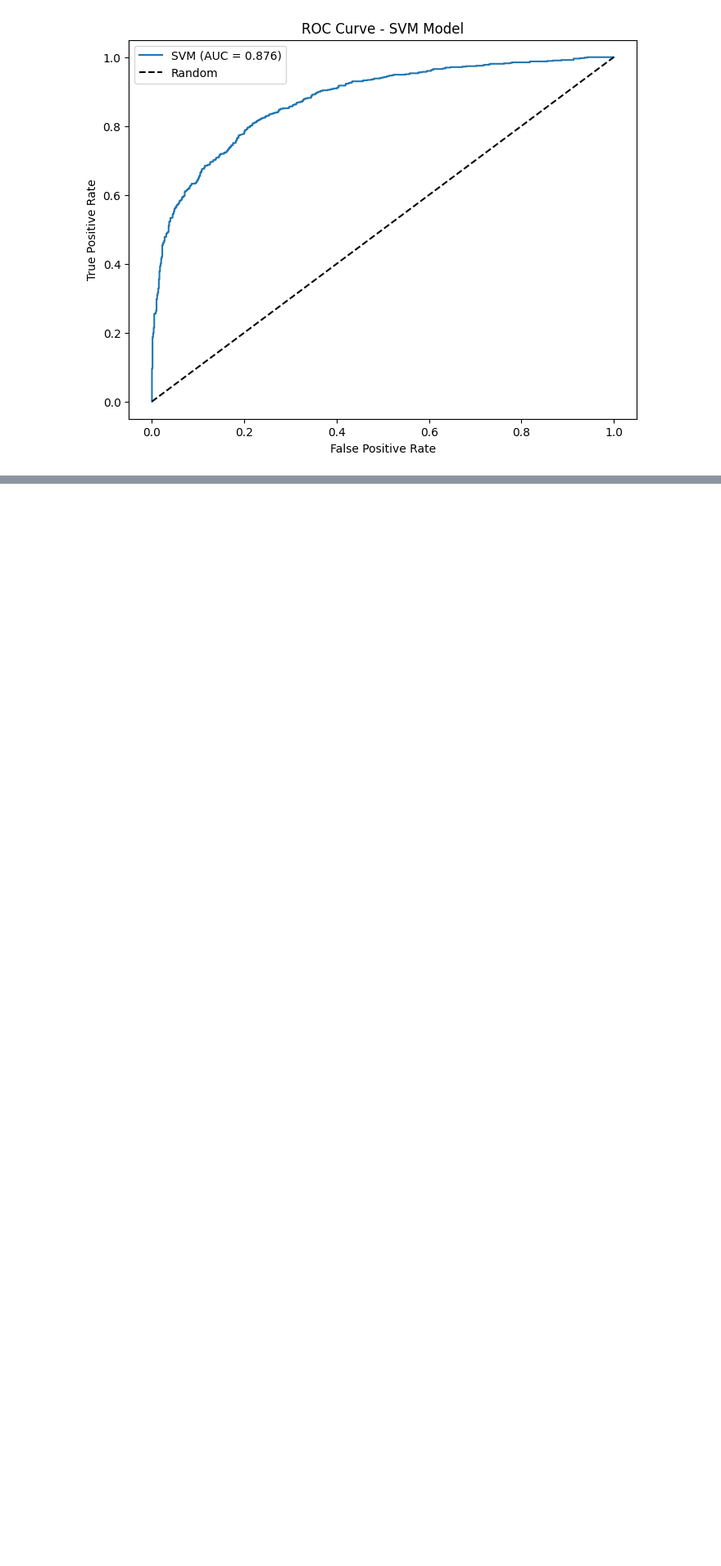
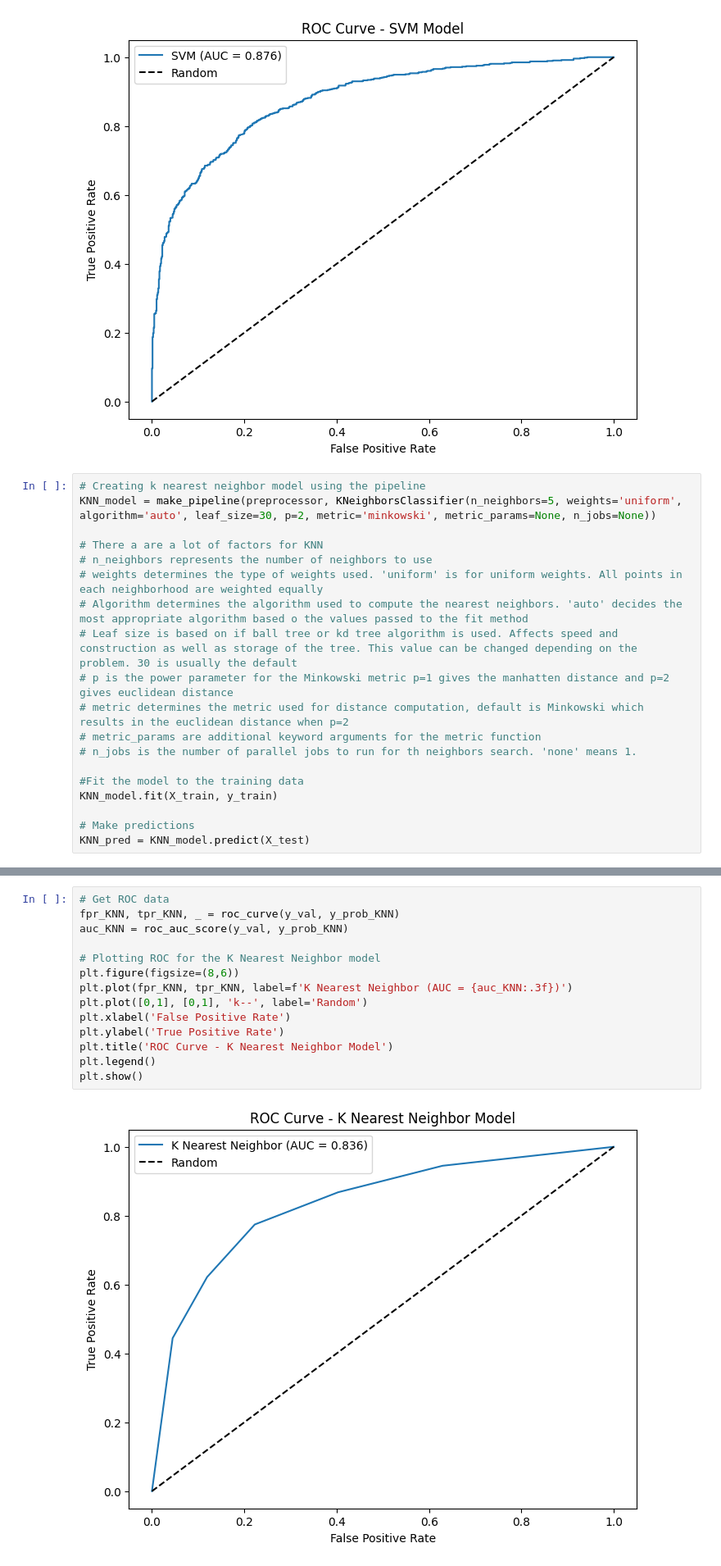
Before and after one commit to Edible-o7/Machine-Learning, a Jupyter notebook: Exoplanets.ipynb, the cells around one changed output, grey strips where cells are left out. Shown at 82% size. Saved outputs shown, nothing was run; the diff lists cells and outputs as text; blank space fills up the shorter version.

```diff
--- a/Exoplanets.ipynb
+++ b/Exoplanets.ipynb
@@ -329,3 +328,22 @@ plt.legend()
 plt.show()
 # %% [output]
 [figure]
+# %%
+# Creating k nearest neighbor model using the pipeline
+KNN_model = make_pipeline(preprocessor, KNeighborsClassifier(n_neighbors=5, weights='uniform', algorithm='auto', leaf_size=30, p=2, metric='minkowski', metric_params=None, n_jobs=None))
+
+# There a are a lot of factors for KNN
+# n_neighbors represents the number of neighbors to use
+# weights determines the type of weights used. 'uniform' is for uniform weights. All points in each neighborhood are weighted equally
+# Algorithm determines the algorithm used to compute the nearest neighbors. 'auto' decides the most appropriate algorithm based o the values passed to the fit method
+# Leaf size is based on if ball tree or kd tree algorithm is used. Affects speed and construction as well as storage of the tree. This value can be changed depending on the problem. 30 is usually the default
+# p is the power parameter for the Minkowski metric p=1 gives the manhatten distance and p=2 gives euclidean distance
+# metric determines the metric used for distance computation, default is Minkowski which results in the euclidean distance when p=2
+# metric_params are additional keyword arguments for the metric function
+# n_jobs is the number of parallel jobs to run for th neighbors search. 'none' means 1.
+
+#Fit the model to the training data
+KNN_model.fit(X_train, y_train)
+
+# Make predictions
+KNN_pred = KNN_model.predict(X_test)
@@ -332 +378,17 @@ plt.show()
+# %%
+# Get ROC data
+fpr_KNN, tpr_KNN, _ = roc_curve(y_val, y_prob_KNN)
+auc_KNN = roc_auc_score(y_val, y_prob_KNN)
+
+# Plotting ROC for the K Nearest Neighbor model
+plt.figure(figsize=(8,6))
+plt.plot(fpr_KNN, tpr_KNN, label=f'K Nearest Neighbor (AUC = {auc_KNN:.3f})')
+plt.plot([0,1], [0,1], 'k--', label='Random')
+plt.xlabel('False Positive Rate')
+plt.ylabel('True Positive Rate')
+plt.title('ROC Curve - K Nearest Neighbor Model')
+plt.legend()
+plt.show()
+# %% [output]
+[figure, added]
 # %%
```
Also changed, not shown: parts of 7 cells of this notebook.
